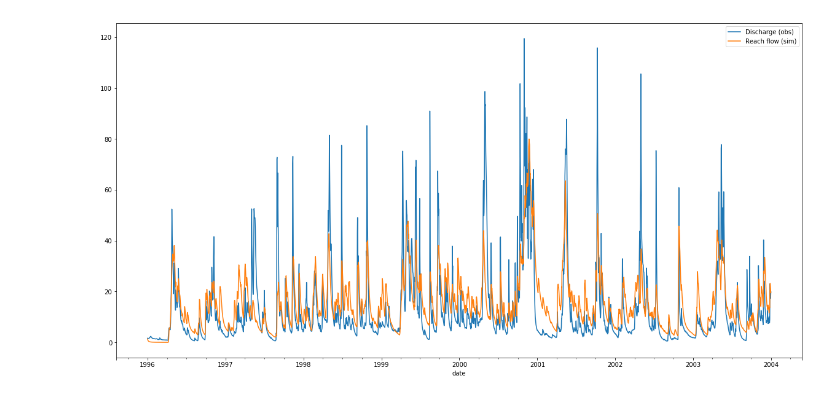
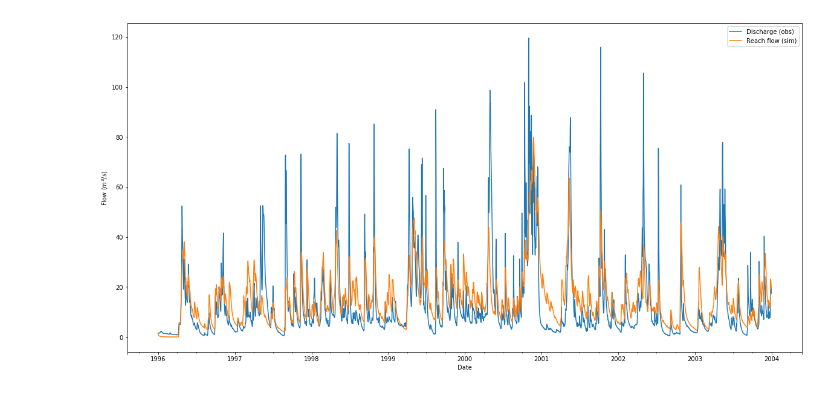
Before and after one commit to Maginor/INCABuilder, a Jupyter notebook: PythonWrapper/plot_example.ipynb, the cells around one changed output. Drawn from its saved outputs; the diff is of its cells as text; code cells hidden in the pictures.

Commit message:
added label to plot y axis

```diff
--- a/PythonWrapper/plot_example.ipynb
+++ b/PythonWrapper/plot_example.ipynb
@@ -1,27 +1,28 @@
 # %%
 import inca
 import numpy as np
 import pandas as pd
 import datetime as dt
 
 def plot_flow_vs_discharge(ds):
-	discharge = ds.get_input_series('Discharge', ['Tveitvatn'], alignwithresults=True)
-	flow      = ds.get_result_series('Reach flow', ['Tveitvatn'])
-	start_date = dt.datetime.strptime(ds.get_parameter_time('Start date', []),'%Y-%m-%d')
-	timesteps = ds.get_parameter_uint('Timesteps', [])
+    discharge = ds.get_input_series('Discharge', ['Tveitvatn'], alignwithresults=True)
+    flow      = ds.get_result_series('Reach flow', ['Tveitvatn'])
+    start_date = dt.datetime.strptime(ds.get_parameter_time('Start date', []),'%Y-%m-%d')
+    timesteps = ds.get_parameter_uint('Timesteps', [])
 
-	date_idx = np.array(pd.date_range(start_date, periods=timesteps))
-	df = pd.DataFrame({'date' : date_idx, 'Discharge (obs)' :  discharge, 'Reach flow (sim)' : flow })
-	df.set_index('date',inplace=True)
+    date_idx = np.array(pd.date_range(start_date, periods=timesteps))
+    df = pd.DataFrame({'Date' : date_idx, 'Discharge (obs)' :  discharge, 'Reach flow (sim)' : flow })
+    df.set_index('Date',inplace=True)
 
-	df.plot(figsize=(20,10))
+    ax = df.plot(figsize=(20,10))
+    ax.set_ylabel('Flow ($m^3/s$)')
 
 dataset = inca.DataSet.setup_from_parameter_and_input_files('../IncaN/tovdalparametersPersistOnly.dat', '../IncaN/tovdalinputs.dat')
 
 dataset.run_model()
 
 plot_flow_vs_discharge(dataset)
 
 dataset.delete() # You can optionally do this at the end. It is not necessary if your python process closes down, because then the operating system will do it for you. Also, this will not delete the model itself, only the dataset (I have not exposed any functionality for deleting the model atm.)
 # %% [output]
-[figure, old version]
+[figure, new version]
```
